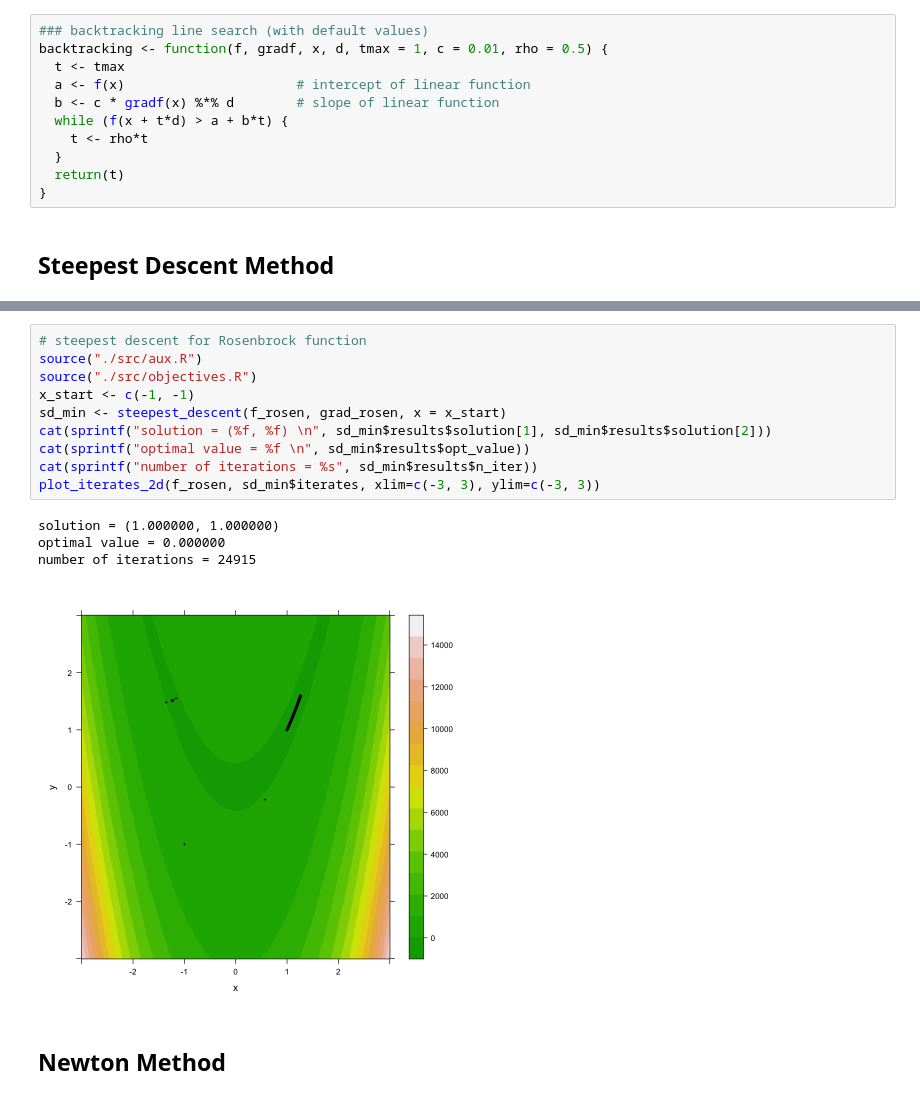
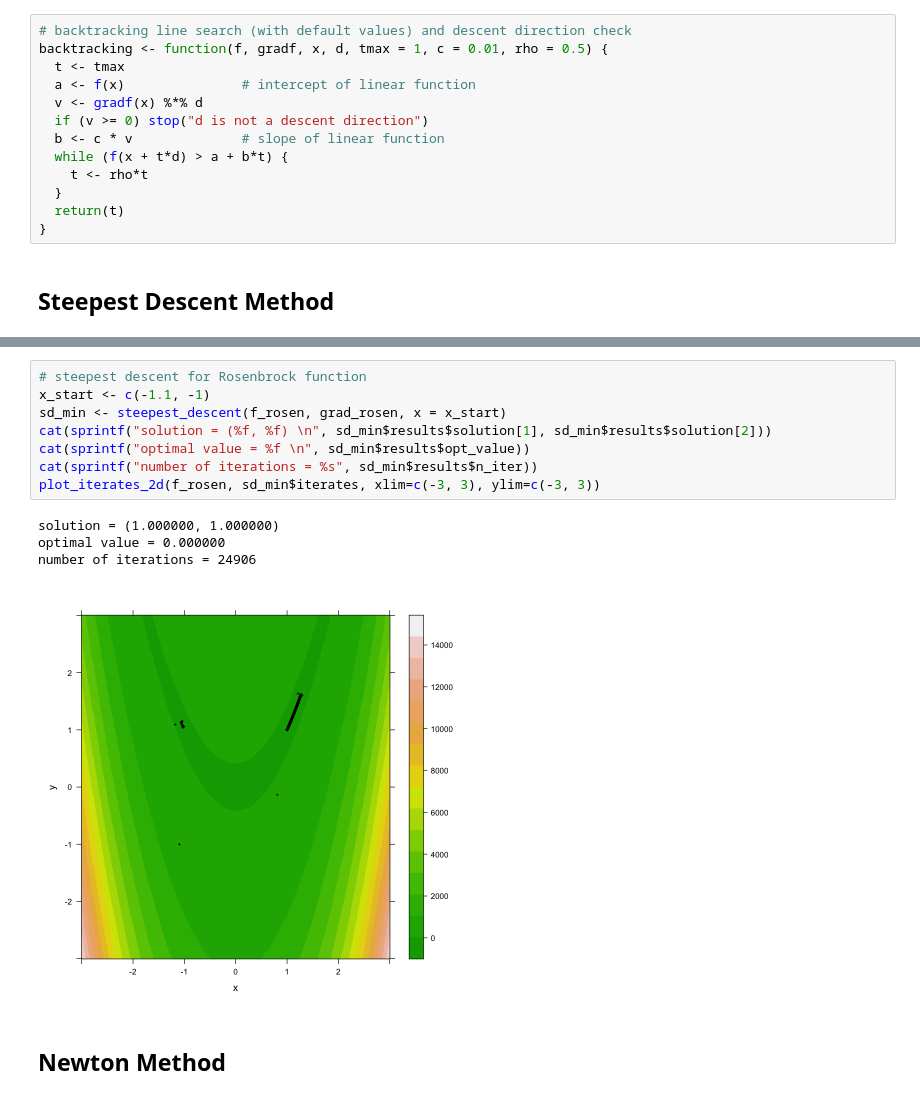
Before and after one commit to juwagner/num_opt, a Jupyter notebook: notebook.ipynb, the cells around one changed output, grey strips where cells are left out. Cells and saved outputs as stored; diff of their text form.

```diff
--- a/notebook.ipynb
+++ b/notebook.ipynb
@@ -15,11 +23,13 @@ A neccessary condition for $x^{*} \in \mathbb{R}^{n}$ to be a solution is $\nabl
 
 For the step length $t_k > 0$ the challenge is in avoiding both, a too small and a too large step. In practice, this is for example achieved by the *backtracking* approach that finds a step length that meets the *Wolfe conditions* (or the *Armijo condition*).
 # %%
-### backtracking line search (with default values)
+# backtracking line search (with default values) and descent direction check
 backtracking <- function(f, gradf, x, d, tmax = 1, c = 0.01, rho = 0.5) {
   t <- tmax
-  a <- f(x)                      # intercept of linear function
-  b <- c * gradf(x) %*% d        # slope of linear function
+  a <- f(x)               # intercept of linear function
+  v <- gradf(x) %*% d
+  if (v >= 0) stop("d is not a descent direction")
+  b <- c * v              # slope of linear function
   while (f(x + t*d) > a + b*t) {
     t <- rho*t
   }
@@ -78,17 +96,15 @@ As an example consider the Rosenbrock function $$f_{rosen}: \mathbb{R}^2 \righta
 # %%
 # steepest descent for Rosenbrock function
-source("./src/aux.R")
-source("./src/objectives.R")
-x_start <- c(-1, -1)
+x_start <- c(-1.1, -1)
 sd_min <- steepest_descent(f_rosen, grad_rosen, x = x_start)
 cat(sprintf("solution = (%f, %f) \n", sd_min$results$solution[1], sd_min$results$solution[2]))
 cat(sprintf("optimal value = %f \n", sd_min$results$opt_value))
 cat(sprintf("number of iterations = %s", sd_min$results$n_iter))
 plot_iterates_2d(f_rosen, sd_min$iterates, xlim=c(-3, 3), ylim=c(-3, 3))
 # %% [output]
 solution = (1.000000, 1.000000)
 optimal value = 0.000000
-number of iterations = 24915
+number of iterations = 24906
-[figure, old version]
+[figure, new version]
 # %% [markdown]
 ## Newton Method
```
Also changed, not shown: parts of 33 cells of this notebook, 2 other files.
